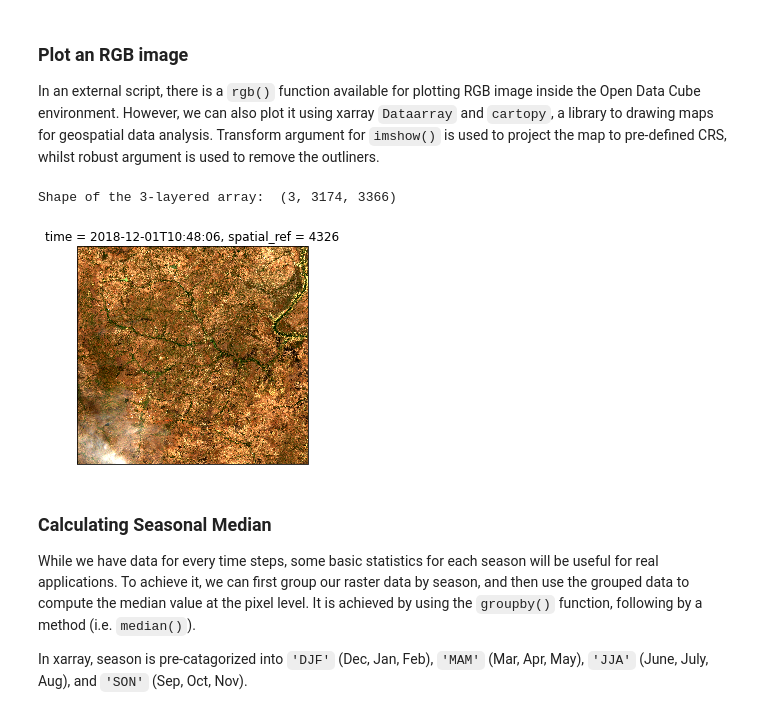
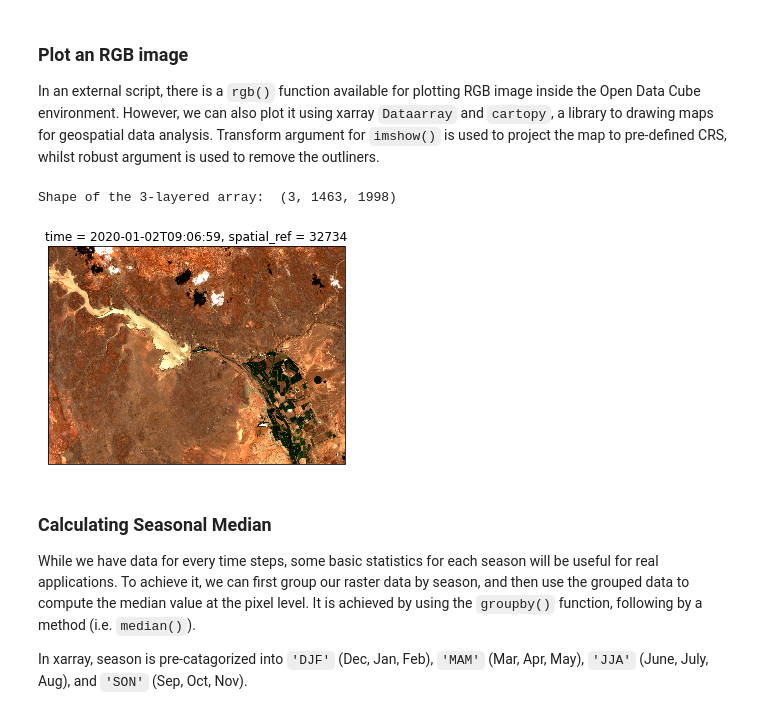
Before and after one commit to eo2cube/eo2cube_notebooks, a Jupyter notebook: get_started/intro_to_eo2cube/07_basic_analysis.ipynb, the cells around one changed output. Drawn from its saved outputs; the diff is of its cells as text; code cells hidden in the pictures.

```diff
--- a/get_started/intro_to_eo2cube/07_basic_analysis.ipynb
+++ b/get_started/intro_to_eo2cube/07_basic_analysis.ipynb
@@ -31,9 +31,6 @@ import xarray as xr
 import matplotlib.pyplot as plt
 import seaborn as sns
 
-from odc.ui import DcViewer
-from odc.ui import with_ui_cbk
-
 # Set config for displaying tables nicely
 # !! USEFUL !! otherwise parts of longer infos won't be displayed in tables
 pd.set_option("display.max_colwidth", 200)
@@ -41,7 +38,7 @@ pd.set_option("display.max_rows", None)
 
 # Connect to DataCube
 # argument "app" --- user defined name for a session (e.g. choose one matching the purpose of this notebook)
-dc = datacube.Datacube(app = "nb_understand_ndArrays", config = '/home/datacube/.datacube.conf')
+dc = datacube.Datacube(app = "namibia")
 # %% [markdown]
 ### Load Spatial Vector Data
 
@@ -50,6 +47,12 @@ To load the data of our interested area, we read the file from GitHub, project i
 ***Tip: you could find more about processing spatial vector data using python in [this notebook](https://github.com/eo2cube/eo2cube_notebooks/blob/main/get_started/intro_to_python/III_process_vector_data.ipynb).***
 # %%
 # Read Zipped SHP-file from Github
-aoi = gpd.read_file("https://github.com/eo2cube/eo2cube_notebooks/blob/main/get_started/sample_data/Dano_catchment.zip?raw=true")
+
+# ROI in Namibia
+aoi = gpd.read_file("https://raw.githubusercontent.com/eo2cube/eo2cube_notebooks/main/get_started/sample_data/namibia_dam.geojson")
+
+# ROI in Burkina Faso
+#aoi = gpd.read_file("https://github.com/eo2cube/eo2cube_notebooks/blob/main/get_started/sample_data/Dano_catchment.zip?raw=true")
+
 aoi.geometry #the aoi is projected.
 # %% [output]
@@ -77,11 +82,28 @@ y range = [11.074515172056097,11.363685094094889]
 Now, we load the data with `dc.load()` using the calculated x and y ranges.
 # %%
 # Load Data
-ds = dc.load(product = "s2_l2a_burkinafaso",
-             measurements = ["blue", "green","red", "veg6", "nir", "narrow_nir"],
+ds = dc.load(
+            product = "s2_l2a_namibia",
+             measurements = ["blue", "green", "red", "red_edge2", "nir", "narrow_nir"],
              longitude = [xmin, xmax],
              latitude = [ymin, ymax],
-             time = ("2018-12-01", "2019-11-30"))
+             time = ("2019-12-01", "2020-11-30"),
+             group_by = "solar_day")
+
+             # Sample dataset for Bavaria
+             #product = "s2_l2a_bavaria",
+             #measurements = ["blue", "green", "red", "red_edge2", "nir", "narrow_nir"],
+             #longitude = [12.493, 12.509],
+             #latitude = [47.861, 47.868],
+             #time = ("2018-12-01", "2019-11-30"),
+             #group_by = "solar_day")
+
+             # Sample dataset for Burkina Faso
+             #product = "s2_l2a_burkinafaso",
+             #measurements = ["blue", "green","red", "veg6", "nir", "narrow_nir"],
+             #longitude = [xmin, xmax],
+             #latitude = [ymin, ymax],
+             #time = ("2018-12-01", "2019-11-30"))
 
 print(ds)
 # %% [output]
@@ -108,19 +130,24 @@ In an external script, there is a `rgb()` function available for plotting RGB im
 # %%
 import cartopy.crs as ccrs #import extra library
 
-# Plot RGB image
+# Select data of the first time step and convert to DataArray, select bands in self-defined order.
 da_rgb = ds.isel(time=0).to_array().rename({"variable": "band"}).sel(band=["red","green","blue"])
 
 print("Shape of the 3-layered array: ", da_rgb.shape)
 # %% [output]
-Shape of the 3-layered array:  (3, 3174, 3366)
+Shape of the 3-layered array:  (3, 1463, 1998)
 # %%
-ax = plt.subplot(projection=ccrs.UTM('30N')) #set projection to pre-defined CRS
-da_rgb.plot.imshow(ax=ax, rgb='band', transform=ccrs.UTM('30N'), robust=True)
+# Namibia
+ax = plt.subplot(projection=ccrs.UTM('33S')) #set projection to pre-defined CRS; CRS can be checked using `aoi.crs`.
+da_rgb.plot.imshow(ax=ax, rgb='band', transform=ccrs.UTM('33S'), robust=True)
+
+# Burkina Faso
+#ax = plt.subplot(projection=ccrs.UTM('30N')) #set projection to pre-defined CRS
+#da_rgb.plot.imshow(ax=ax, rgb='band', transform=ccrs.UTM('30N'), robust=True)
 
 plt.show()
 # %% [output]
-[figure, old version]
+[figure, new version]
 # %% [markdown]
 ### Calculating Seasonal Median
 While we have data for every time steps, some basic statistics for each season will be useful for real applications. To achieve it, we can first group our raster data by season, and then use the grouped data to compute the median value at the pixel level. It is achieved by using the `groupby()` function, following by a method (i.e. `median()`).
```
Also changed, not shown: parts of 14 cells of this notebook.
